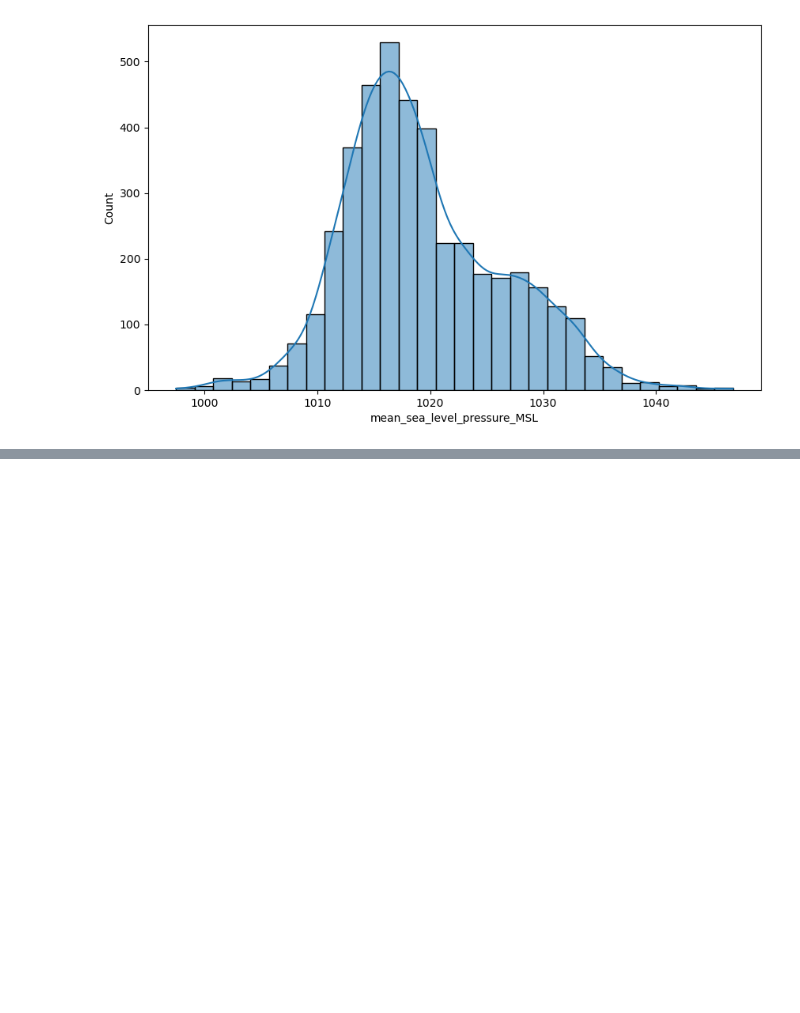
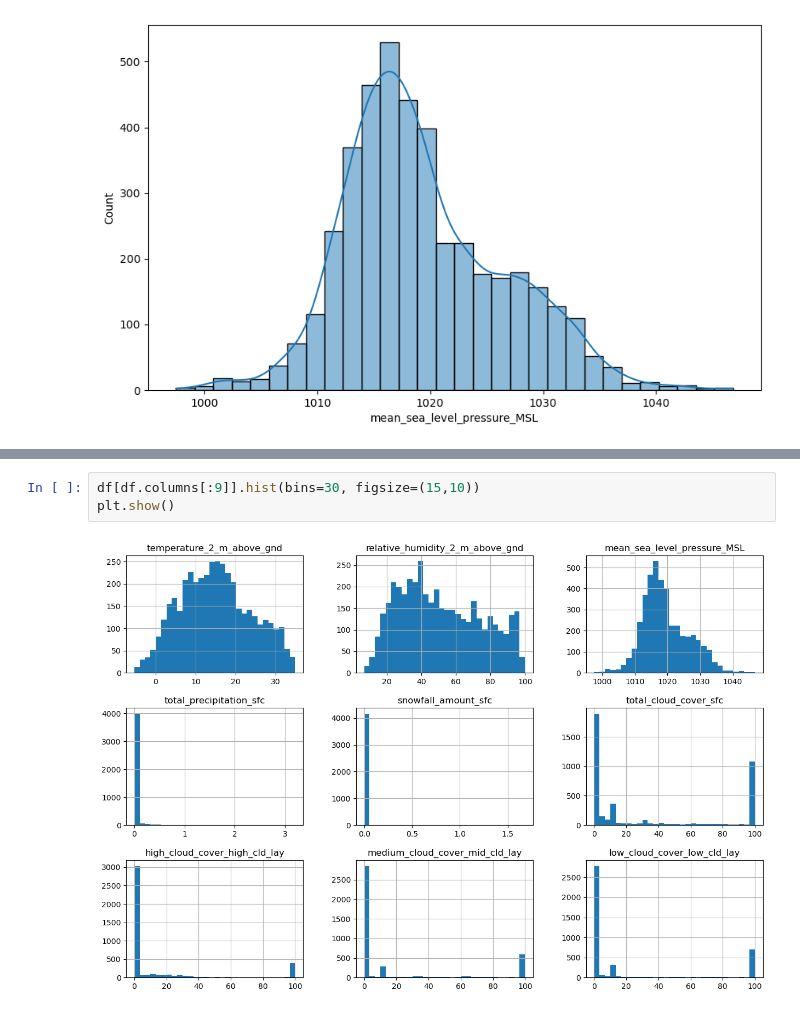
Before and after one commit to Amit-kumar-2004/SolarPowerPredictionOutput, a Jupyter notebook: solarpowerprediction.ipynb, the cells around one changed output, grey strips where cells are left out. Drawn from its saved outputs; the diff is of its cells as text; blank space fills up the shorter version.

```diff
--- a/solarpowerprediction.ipynb
+++ b/solarpowerprediction.ipynb
@@ -173,0 +198,5 @@ plt.show()
+# %%
+df[df.columns[:9]].hist(bins=30, figsize=(15,10))
+plt.show()
+# %% [output]
+[figure, added]
```
Also changed, not shown: parts of 9 cells of this notebook.
